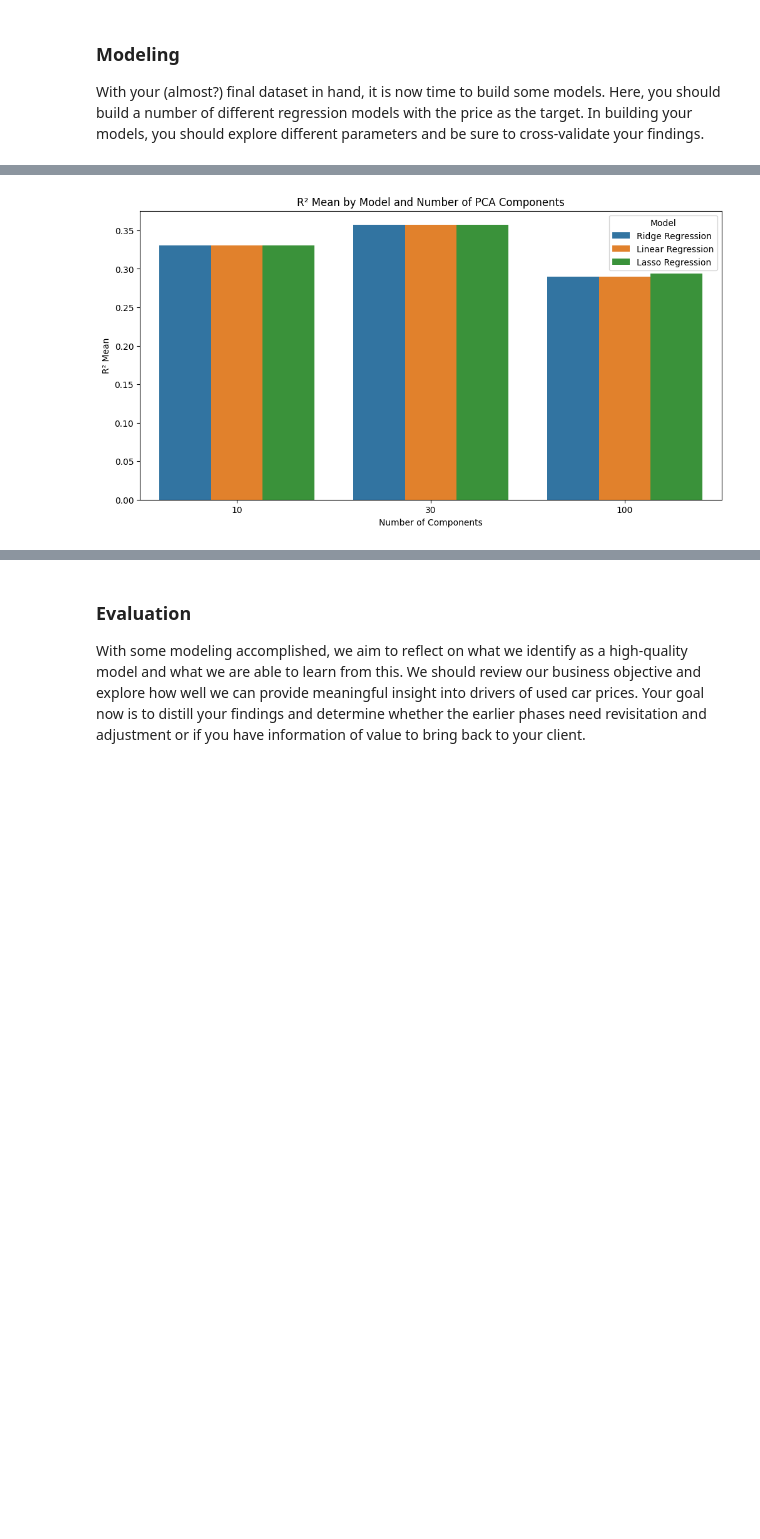
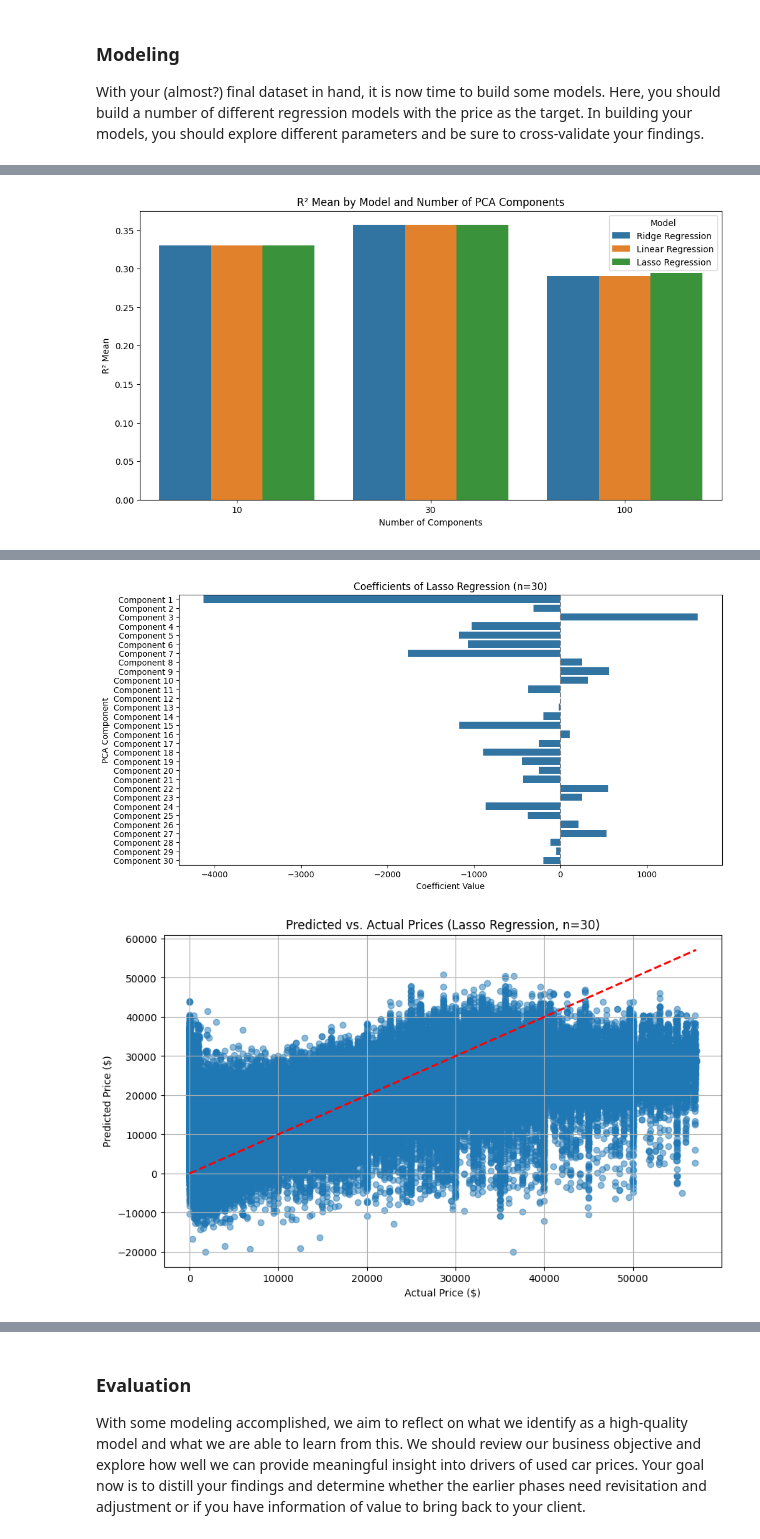
Before and after one commit to rbhat/practical_application_II_starter, a Jupyter notebook: prompt_II.ipynb, the cells around one changed output, grey strips where cells are left out. Cells and saved outputs as stored; diff of their text form; code cells hidden in the pictures; blank space fills up the shorter version.

Commit message:
added coeffienct check and plot for regression

```diff
--- a/prompt_II.ipynb
+++ b/prompt_II.ipynb
@@ -955,28 +955,21 @@ Cumulative Variance (first 20 components): [0.00531042 0.01010461 0.01413459 0.0
 [figure]
 [figure]
 # %%
-# Imports
-import pandas as pd
-import numpy as np
+from sklearn.linear_model import LinearRegression, Lasso, Ridge
+from sklearn.model_selection import cross_val_score
 from sklearn.decomposition import PCA
-from sklearn.model_selection import cross_val_score
-from sklearn.metrics import mean_squared_error, r2_score
-from sklearn.linear_model import LinearRegression, Lasso, Ridge
-import matplotlib.pyplot as plt
-import seaborn as sns
 
 # Test different numbers of components
-test_components = [10, 30, 100]  # Elbow (10), initial choice (30), 80% (100), 90% (125) - taking too much resources, have to limit this
+test_components = [10, 30, 100]  # Elbow (10), initial choice (30), 80% (100)
 k_folds = 5
 results = []
 run_count = 0
 
-# Define models (added Ridge and ElasticNet)
+# Define models
 models = {
     'Linear Regression': LinearRegression(),
-    'Lasso Regression': Lasso(alpha=1.0, random_state=42),  # L1 regularization
-    'Ridge Regression': Ridge(alpha=1.0, random_state=42),  # L2 regularization
-   # 'ElasticNet': ElasticNet(alpha=1.0, l1_ratio=0.5, random_state=42)  # L1 + L2 regularization - takin gtoo much resources..
+    'Lasso Regression': Lasso(alpha=1.0, random_state=42),
+    'Ridge Regression': Ridge(alpha=1.0, random_state=42)
 }
 
 # Loop over number of components and evaluate each model
@@ -1011,9 +1004,9 @@ for n in test_components:
         run_count += 1
 
 # Create and display results DataFrame
-results_df = pd.DataFrame(results).sort_values(by=['RMSE Mean', 'Model'])
+results_df = pd.DataFrame(results).sort_values(by=['R² Mean', 'Model'], ascending=[False, True])
 print("\nPCA Results Summary:\n", results_df)
-print(f"Ran {run_count} regressions.")
+print(f"Ran {run_count} regressions, skipped count: 0")
 
 # --- Visualization Section ---
 # Line Plot: R² Mean vs. Number of Components
@@ -1057,8 +1050,8 @@ plt.ylabel('R² Mean')
 plt.legend(title='Model')
 plt.show()
 
-# --- Final Model Fit ---
-# Choose optimal model and n_components (e.g., highest R²)
+# --- Final Model Fit and Coefficient Interpretation ---
+# Choose optimal model and n_components (highest R²)
 optimal_result = results_df.loc[results_df['R² Mean'].idxmax()]
 optimal_model_name = optimal_result['Model']
 optimal_n = optimal_result['Components']
@@ -1072,6 +1065,48 @@ X_reduced_final = pca_final.fit_transform(X_encoded)
 final_model = models[optimal_model_name]
 final_model.fit(X_reduced_final, y)
 print(f"Final {optimal_model_name} model fitted on entire dataset with {optimal_n} components")
+
+# --- Coefficient Interpretation ---
+print(f"\nInterpreting coefficients for {optimal_model_name} (n={optimal_n}):")
+coefficients = final_model.coef_
+# Create a DataFrame for coefficients
+coef_df = pd.DataFrame({
+    'PCA Component': [f'Component {i+1}' for i in range(len(coefficients))],
+    'Coefficient': coefficients
+})
+print(coef_df)
+print("\nInterpretation:")
+print("- Positive coefficients increase the predicted price, while negative coefficients decrease it.")
+print("- Larger absolute coefficients indicate a stronger impact on price.")
+print("- Since features are PCA components, each coefficient represents the combined effect of original features transformed into that component.")
+
+# --- Visualization of Coefficients ---
+plt.figure(figsize=(12, 6))
+sns.barplot(data=coef_df, x='Coefficient', y='PCA Component')
+plt.title(f'Coefficients of {optimal_model_name} (n={optimal_n})')
+plt.xlabel('Coefficient Value')
+plt.ylabel('PCA Component')
+plt.axvline(x=0, color='gray', linestyle='--')
+plt.show()
+
+# --- Visualization of Predicted vs. Actual Prices ---
+# Predict on the entire dataset
+y_pred = final_model.predict(X_reduced_final)
+
+plt.figure(figsize=(10, 6))
+plt.scatter(y, y_pred, alpha=0.5)
+plt.plot([y.min(), y.max()], [y.min(), y.max()], 'r--', lw=2)
+plt.title(f'Predicted vs. Actual Prices ({optimal_model_name}, n={optimal_n})')
+plt.xlabel('Actual Price ($)')
+plt.ylabel('Predicted Price ($)')
+plt.grid(True)
+plt.show()
+
+# --- Interpretation of Predicted vs. Actual Plot ---
+print("\nInterpretation of Predicted vs. Actual Plot:")
+print("- Points close to the red diagonal line (y=x) indicate accurate predictions.")
+print("- Points far from the line show prediction errors.")
+print("- A tight cluster along the line suggests good model performance; a wide spread indicates poor fit.")
 # %% [output]
 Modeling with 10 components
 PCA reduced to 10 components, dataset shape: (395973, 10)
@@ -1097,0 +1148,2 @@ Final Lasso Regression model fitted on entire dataset with 30 components
+[figure, added]
+[figure, added]
```
Also changed, not shown: parts of 6 cells of this notebook.
